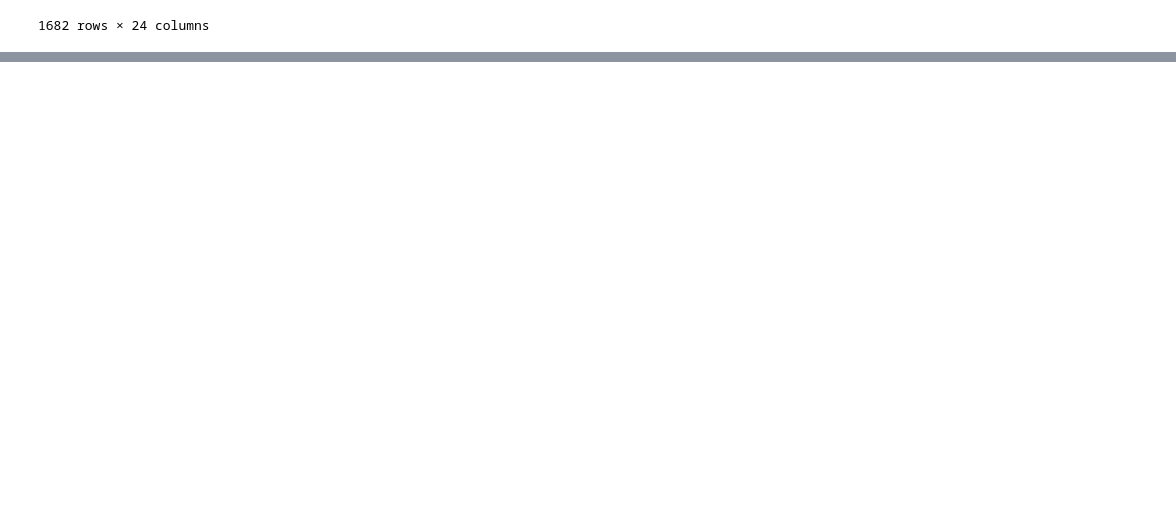
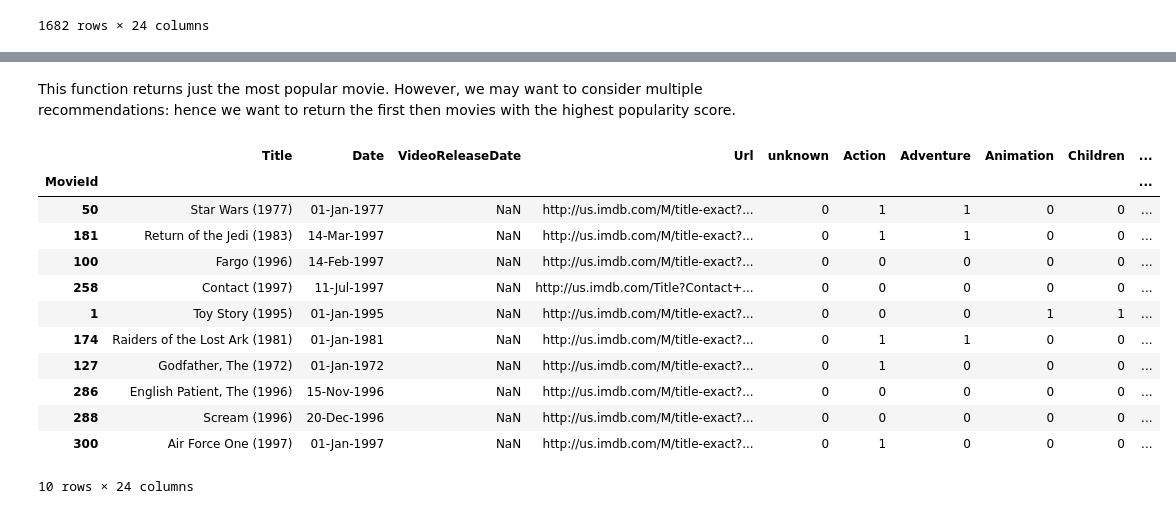
Before and after one commit to oscar-defelice/Recommender-Systems-Course, a Jupyter notebook: src/02.Non-Personalised-Recommendation.ipynb, the cells around one changed output, grey strips where cells are left out. Drawn from its saved outputs; the diff is of its cells as text; code cells hidden in the pictures; blank space fills up the shorter version.

Commit message:
feat: Add non personalised recommendation lecture

```diff
--- a/src/02.Non-Personalised-Recommendation.ipynb
+++ b/src/02.Non-Personalised-Recommendation.ipynb
@@ -170,0 +226,33 @@ df_items.loc[[df_items.score.argmax() + 1]]
+# %% [markdown]
+This function returns just the most popular movie. However, we may want to consider multiple recommendations: hence we want to return the first then movies with the highest popularity score.
+# %%
+def recommend_n(n_recommendations: int = 10) -> pd.DataFrame:
+    """Function to return recommendations based on the most popular criterion.
+    Parameters
+    ----------
+    n_recommendations: int
+        Number of recommendations to return.
+        default: 10
+
+    Returns
+    -------
+    pd.DataFrame
+        The dataframe containing the recommendations in order of preference.
+    """
+    return df_items.sort_values(by="score", ascending=False).iloc[:n_recommendations]
+# %%
+recommend_n()
+# %% [output]
+|  | Title | Date | VideoReleaseDate | Url | unknown | Action | Adventure | Animation | Children | ... |
+| MovieId |  |  |  |  |  |  |  |  |  | ... |
+| 50 | Star Wars (1977) | 01-Jan-1977 | NaN | http://us.imdb.com/M/title-exact?... | 0 | 1 | 1 | 0 | 0 | ... |
+| 181 | Return of the Jedi (1983) | 14-Mar-1997 | NaN | http://us.imdb.com/M/title-exact?... | 0 | 1 | 1 | 0 | 0 | ... |
+| 100 | Fargo (1996) | 14-Feb-1997 | NaN | http://us.imdb.com/M/title-exact?... | 0 | 0 | 0 | 0 | 0 | ... |
+| 258 | Contact (1997) | 11-Jul-1997 | NaN | http://us.imdb.com/Title?Contact+... | 0 | 0 | 0 | 0 | 0 | ... |
+| 1 | Toy Story (1995) | 01-Jan-1995 | NaN | http://us.imdb.com/M/title-exact?... | 0 | 0 | 0 | 1 | 1 | ... |
+| 174 | Raiders of the Lost Ark (1981) | 01-Jan-1981 | NaN | http://us.imdb.com/M/title-exact?... | 0 | 1 | 1 | 0 | 0 | ... |
+| 127 | Godfather, The (1972) | 01-Jan-1972 | NaN | http://us.imdb.com/M/title-exact?... | 0 | 1 | 0 | 0 | 0 | ... |
+| 286 | English Patient, The (1996) | 15-Nov-1996 | NaN | http://us.imdb.com/M/title-exact?... | 0 | 0 | 0 | 0 | 0 | ... |
+| 288 | Scream (1996) | 20-Dec-1996 | NaN | http://us.imdb.com/M/title-exact?... | 0 | 0 | 0 | 0 | 0 | ... |
+| 300 | Air Force One (1997) | 01-Jan-1997 | NaN | http://us.imdb.com/M/title-exact?... | 0 | 1 | 0 | 0 | 0 | ... |
+10 rows × 24 columns
```
Also changed, not shown: parts of 26 cells of this notebook.
